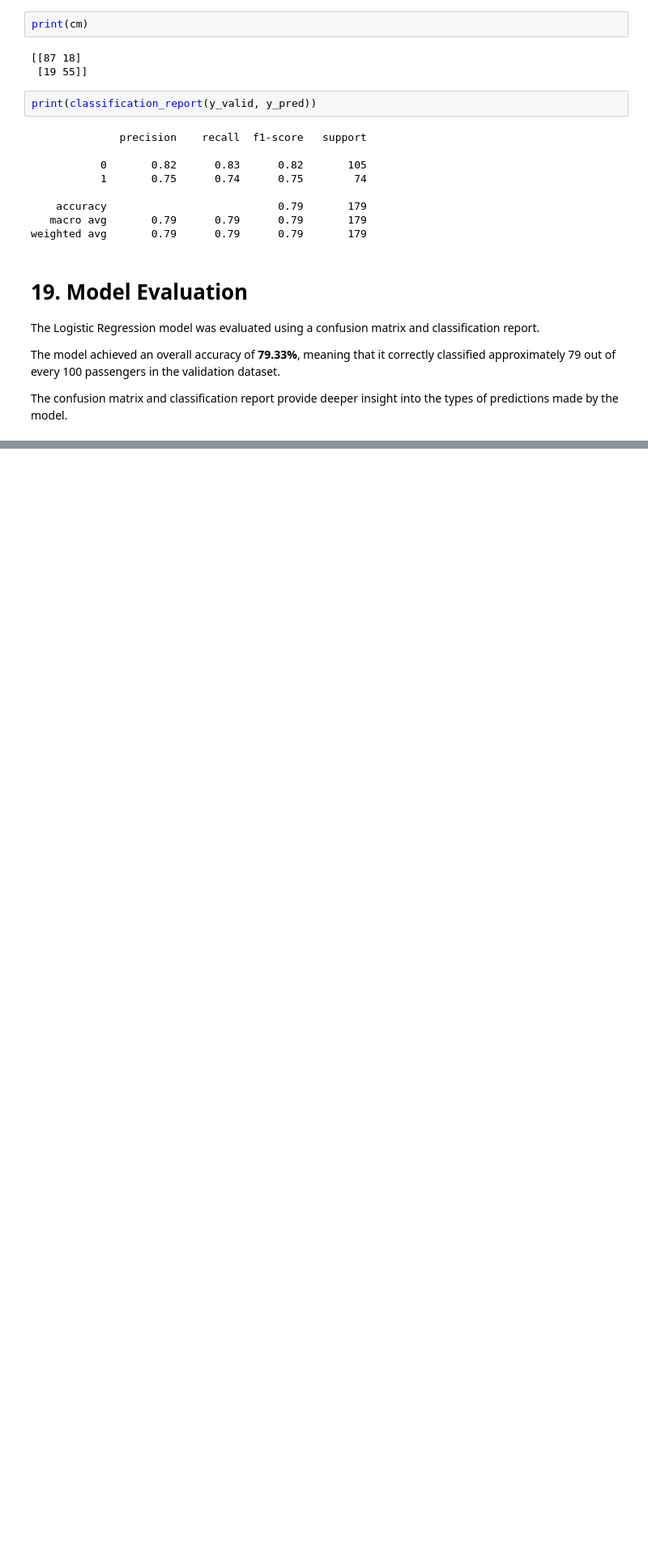
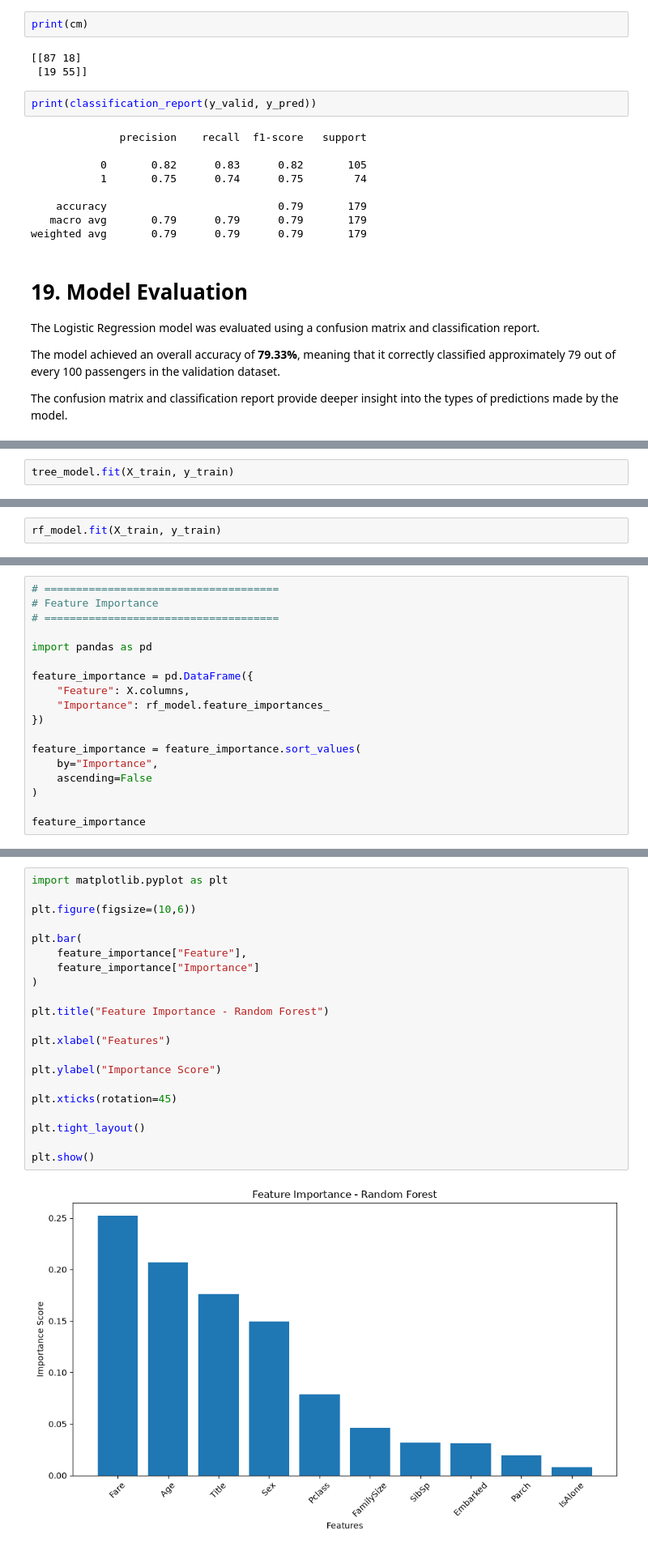
Before and after one commit to jenfanendatascience-ship-it/AI-Portfolio-2026, a Jupyter notebook: 07_Kaggle/Titanic/notebooks/Titanic_EDA.ipynb, the cells around one changed output, grey strips where cells are left out. Shown at 81% size. Cells and saved outputs as stored; diff of their text form; blank space fills up the shorter version.

Commit message:
Complete Titanic ML project with Random Forest and first Kaggle submission

```diff
--- a/07_Kaggle/Titanic/notebooks/Titanic_EDA.ipynb
+++ b/07_Kaggle/Titanic/notebooks/Titanic_EDA.ipynb
@@ -1331,0 +1350,2 @@ The confusion matrix and classification report provide deeper insight into the t
+# %%
+tree_model.fit(X_train, y_train)
@@ -1331,0 +1434,2 @@ The confusion matrix and classification report provide deeper insight into the t
+# %%
+rf_model.fit(X_train, y_train)
@@ -1331,0 +1492,18 @@ The confusion matrix and classification report provide deeper insight into the t
+# %%
+# =====================================
+# Feature Importance
+# =====================================
+
+import pandas as pd
+
+feature_importance = pd.DataFrame({
+    "Feature": X.columns,
+    "Importance": rf_model.feature_importances_
+})
+
+feature_importance = feature_importance.sort_values(
+    by="Importance",
+    ascending=False
+)
+
+feature_importance
@@ -1331,0 +1522,23 @@ The confusion matrix and classification report provide deeper insight into the t
+# %%
+import matplotlib.pyplot as plt
+
+plt.figure(figsize=(10,6))
+
+plt.bar(
+    feature_importance["Feature"],
+    feature_importance["Importance"]
+)
+
+plt.title("Feature Importance - Random Forest")
+
+plt.xlabel("Features")
+
+plt.ylabel("Importance Score")
+
+plt.xticks(rotation=45)
+
+plt.tight_layout()
+
+plt.show()
+# %% [output]
+[figure, added]
```
Also changed, not shown: parts of 29 cells of this notebook, 1 other file.
